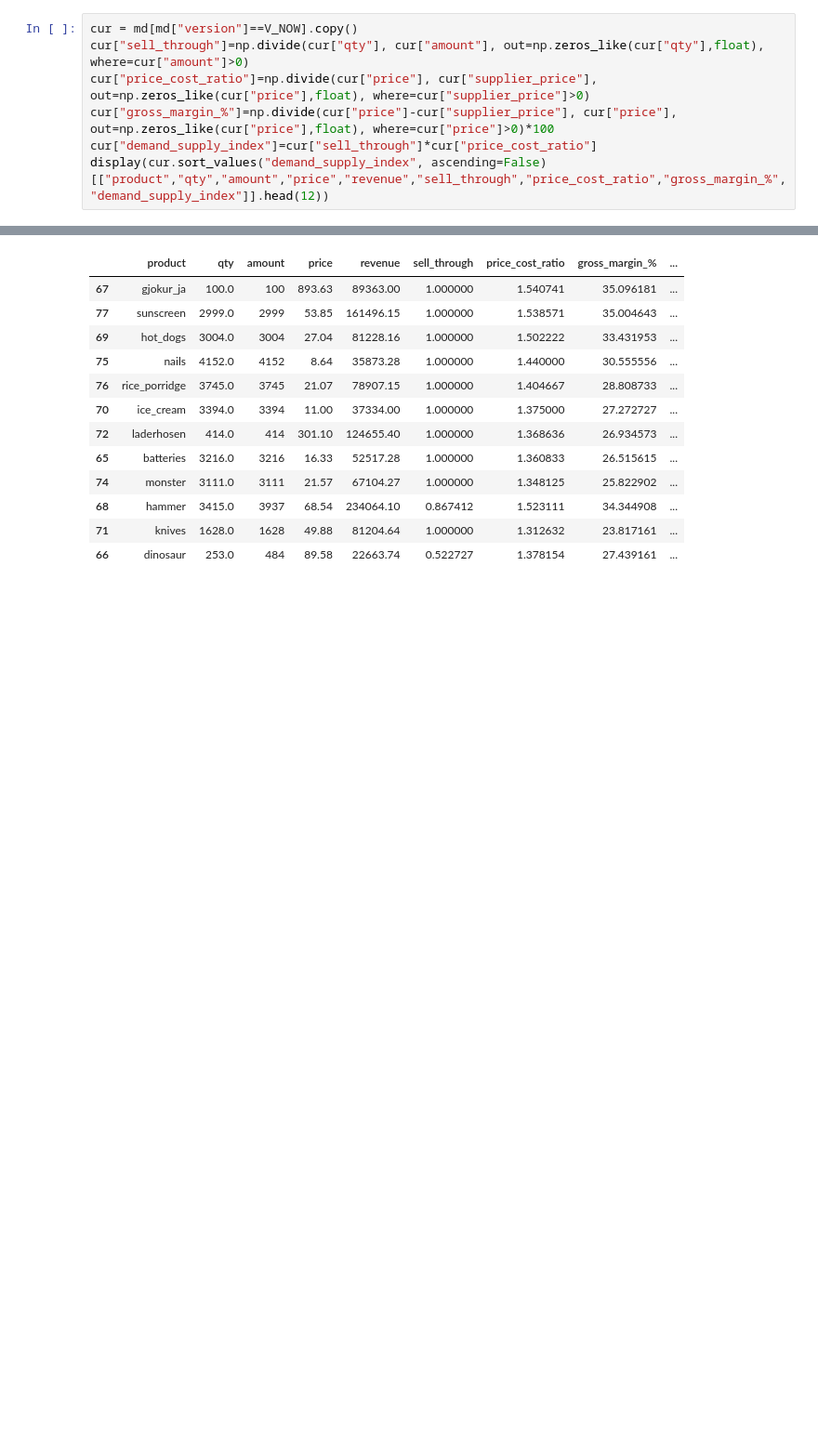
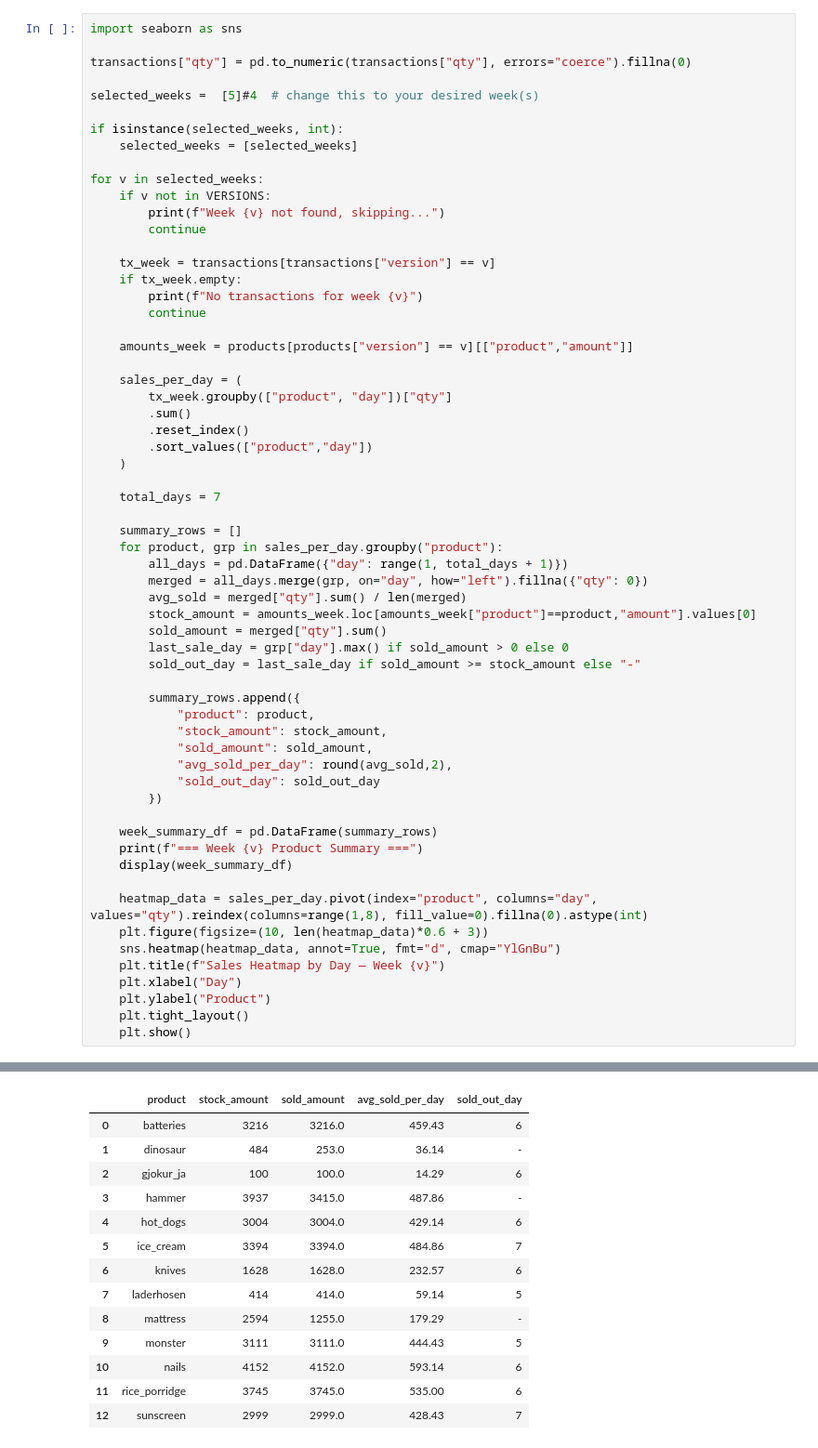
Before and after one commit to MaxEcks/IKT110_eckstein, a Jupyter notebook: portfolio/consulting/analysis.ipynb, the cells around one changed output, grey strips where cells are left out. Shown at 93% size. Drawn from its saved outputs; the diff is of its cells as text; blank space fills up the shorter version.

```diff
--- a/portfolio/consulting/analysis.ipynb
+++ b/portfolio/consulting/analysis.ipynb
@@ -211,8 +349,62 @@ Staff cost matrix (day × department):
 # %%
-cur = md[md["version"]==V_NOW].copy()
-cur["sell_through"]=np.divide(cur["qty"], cur["amount"], out=np.zeros_like(cur["qty"],float), where=cur["amount"]>0)
-cur["price_cost_ratio"]=np.divide(cur["price"], cur["supplier_price"], out=np.zeros_like(cur["price"],float), where=cur["supplier_price"]>0)
-cur["gross_margin_%"]=np.divide(cur["price"]-cur["supplier_price"], cur["price"], out=np.zeros_like(cur["price"],float), where=cur["price"]>0)*100
-cur["demand_supply_index"]=cur["sell_through"]*cur["price_cost_ratio"]
-display(cur.sort_values("demand_supply_index", ascending=False)[["product","qty","amount","price","revenue","sell_through","price_cost_ratio","gross_margin_%","demand_supply_index"]].head(12))
+import seaborn as sns
+
+transactions["qty"] = pd.to_numeric(transactions["qty"], errors="coerce").fillna(0)
+
+selected_weeks =  [5]#4  # change this to your desired week(s)
+
+if isinstance(selected_weeks, int):
+    selected_weeks = [selected_weeks]
+
+for v in selected_weeks:
+    if v not in VERSIONS:
+        print(f"Week {v} not found, skipping...")
+        continue
+
+    tx_week = transactions[transactions["version"] == v]
+    if tx_week.empty:
+        print(f"No transactions for week {v}")
+        continue
+
+    amounts_week = products[products["version"] == v][["product","amount"]]
+
+    sales_per_day = (
+        tx_week.groupby(["product", "day"])["qty"]
+        .sum()
+        .reset_index()
+        .sort_values(["product","day"])
+    )
+
+    total_days = 7
+
+    summary_rows = []
+    for product, grp in sales_per_day.groupby("product"):
+        all_days = pd.DataFrame({"day": range(1, total_days + 1)})
+        merged = all_days.merge(grp, on="day", how="left").fillna({"qty": 0})
+        avg_sold = merged["qty"].sum() / len(merged)
+        stock_amount = amounts_week.loc[amounts_week["product"]==product,"amount"].values[0]
+        sold_amount = merged["qty"].sum()
+        last_sale_day = grp["day"].max() if sold_amount > 0 else 0
+        sold_out_day = last_sale_day if sold_amount >= stock_amount else "-"
+
+        summary_rows.append({
+            "product": product,
+            "stock_amount": stock_amount,
+            "sold_amount": sold_amount,
+            "avg_sold_per_day": round(avg_sold,2),
+            "sold_out_day": sold_out_day
+        })
+
+    week_summary_df = pd.DataFrame(summary_rows)
+    print(f"=== Week {v} Product Summary ===")
+    display(week_summary_df)
+
+    heatmap_data = sales_per_day.pivot(index="product", columns="day", values="qty").reindex(columns=range(1,8), fill_value=0).fillna(0).astype(int)
+    plt.figure(figsize=(10, len(heatmap_data)*0.6 + 3))
+    sns.heatmap(heatmap_data, annot=True, fmt="d", cmap="YlGnBu")
+    plt.title(f"Sales Heatmap by Day — Week {v}")
+    plt.xlabel("Day")
+    plt.ylabel("Product")
+    plt.tight_layout()
+    plt.show()
 # %% [output]
@@ -219,13 +412,14 @@ display(cur.sort_values("demand_supply_index", ascending=False)[["product","qty"
-|  | product | qty | amount | price | revenue | sell_through | price_cost_ratio | gross_margin_% | ... |
-| 67 | gjokur_ja | 100.0 | 100 | 893.63 | 89363.00 | 1.000000 | 1.540741 | 35.096181 | ... |
-| 77 | sunscreen | 2999.0 | 2999 | 53.85 | 161496.15 | 1.000000 | 1.538571 | 35.004643 | ... |
-| 69 | hot_dogs | 3004.0 | 3004 | 27.04 | 81228.16 | 1.000000 | 1.502222 | 33.431953 | ... |
-| 75 | nails | 4152.0 | 4152 | 8.64 | 35873.28 | 1.000000 | 1.440000 | 30.555556 | ... |
-| 76 | rice_porridge | 3745.0 | 3745 | 21.07 | 78907.15 | 1.000000 | 1.404667 | 28.808733 | ... |
-| 70 | ice_cream | 3394.0 | 3394 | 11.00 | 37334.00 | 1.000000 | 1.375000 | 27.272727 | ... |
-| 72 | laderhosen | 414.0 | 414 | 301.10 | 124655.40 | 1.000000 | 1.368636 | 26.934573 | ... |
-| 65 | batteries | 3216.0 | 3216 | 16.33 | 52517.28 | 1.000000 | 1.360833 | 26.515615 | ... |
-| 74 | monster | 3111.0 | 3111 | 21.57 | 67104.27 | 1.000000 | 1.348125 | 25.822902 | ... |
-| 68 | hammer | 3415.0 | 3937 | 68.54 | 234064.10 | 0.867412 | 1.523111 | 34.344908 | ... |
-| 71 | knives | 1628.0 | 1628 | 49.88 | 81204.64 | 1.000000 | 1.312632 | 23.817161 | ... |
-| 66 | dinosaur | 253.0 | 484 | 89.58 | 22663.74 | 0.522727 | 1.378154 | 27.439161 | ... |
+|  | product | stock_amount | sold_amount | avg_sold_per_day | sold_out_day |
+| 0 | batteries | 3216 | 3216.0 | 459.43 | 6 |
+| 1 | dinosaur | 484 | 253.0 | 36.14 | - |
+| 2 | gjokur_ja | 100 | 100.0 | 14.29 | 6 |
+| 3 | hammer | 3937 | 3415.0 | 487.86 | - |
+| 4 | hot_dogs | 3004 | 3004.0 | 429.14 | 6 |
+| 5 | ice_cream | 3394 | 3394.0 | 484.86 | 7 |
+| 6 | knives | 1628 | 1628.0 | 232.57 | 6 |
+| 7 | laderhosen | 414 | 414.0 | 59.14 | 5 |
+| 8 | mattress | 2594 | 1255.0 | 179.29 | - |
+| 9 | monster | 3111 | 3111.0 | 444.43 | 5 |
+| 10 | nails | 4152 | 4152.0 | 593.14 | 6 |
+| 11 | rice_porridge | 3745 | 3745.0 | 535.00 | 6 |
+| 12 | sunscreen | 2999 | 2999.0 | 428.43 | 7 |
```
Also changed, not shown: parts of 11 cells of this notebook, 3 other files.
